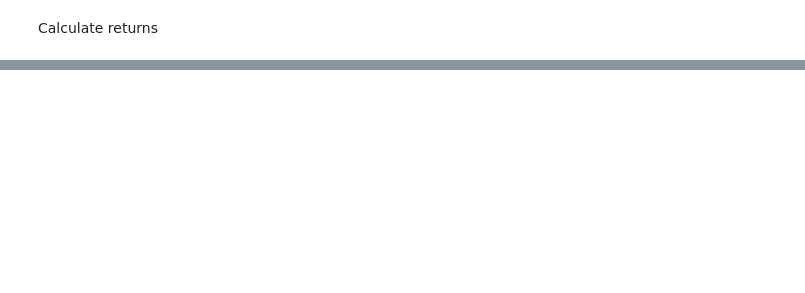
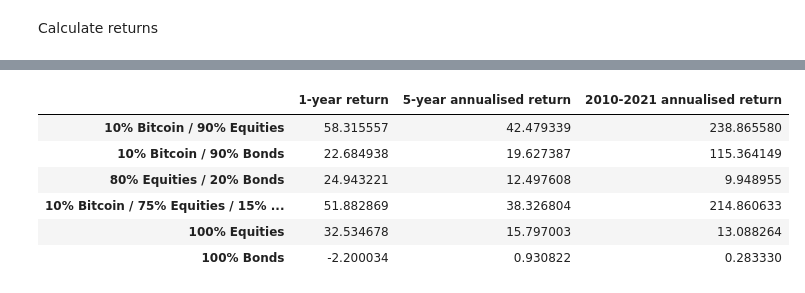
Before and after one commit to mihailthebuilder/crypto-research, a Jupyter notebook: btc.ipynb, the cells around one changed output, grey strips where cells are left out. Drawn from its saved outputs; the diff is of its cells as text; code cells hidden in the pictures; blank space fills up the shorter version.

Commit message:
finalised return backtest data

```diff
--- a/btc.ipynb
+++ b/btc.ipynb
@@ -344,6 +327,13 @@ bt
+# %%
+bt = pd.concat(cf,axis=1).drop("btc",axis=1)
+
+columns = list(bt.columns)
+columns[-1] = "100% Bonds"
+columns[-2] = "100% Equities"
+bt.columns = columns
 # %% [markdown]
 Calculate returns
 # %%
-returns_1y = bt.iloc[-1] / bt.iloc[-356]
-returns_5y = bt.iloc[-1] / bt.iloc[-356*5] / 5
-returns_total = bt.iloc[-1] / bt.iloc[1] / len(bt) * 356
+returns_1y = (bt.iloc[-1] / bt.iloc[-356]) - 1
+returns_5y = (bt.iloc[-1] / bt.iloc[-356*5] - 1) / 5
+returns_total = (bt.iloc[-1] / bt.iloc[1] - 1) / len(bt) * 356
@@ -357,0 +350,17 @@ dtype: float64
+# %%
+returns_list = [returns_1y, returns_5y, returns_total]
+
+returns_list = [returns_df * 100 for returns_df in returns_list]
+# %%
+combined_returns = pd.concat(returns_list,axis=1)
+combined_returns.columns = ["1-year return", "5-year annualised return", "2010-2021 annualised return"]
+# %%
+combined_returns
+# %% [output]
+|  | 1-year return | 5-year annualised return | 2010-2021 annualised return |
+| 10% Bitcoin / 90% Equities | 58.315557 | 42.479339 | 238.865580 |
+| 10% Bitcoin / 90% Bonds | 22.684938 | 19.627387 | 115.364149 |
+| 80% Equities / 20% Bonds | 24.943221 | 12.497608 | 9.948955 |
+| 10% Bitcoin / 75% Equities / 15% ... | 51.882869 | 38.326804 | 214.860633 |
+| 100% Equities | 32.534678 | 15.797003 | 13.088264 |
+| 100% Bonds | -2.200034 | 0.930822 | 0.283330 |
```
Also changed, not shown: parts of 5 cells of this notebook.
